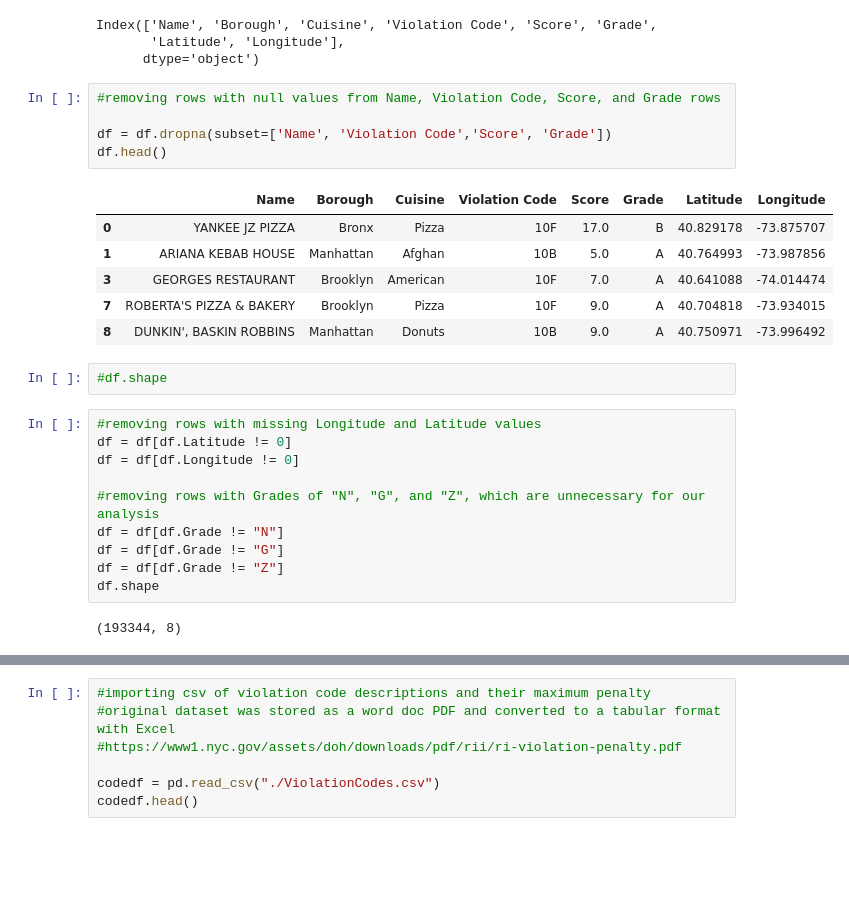
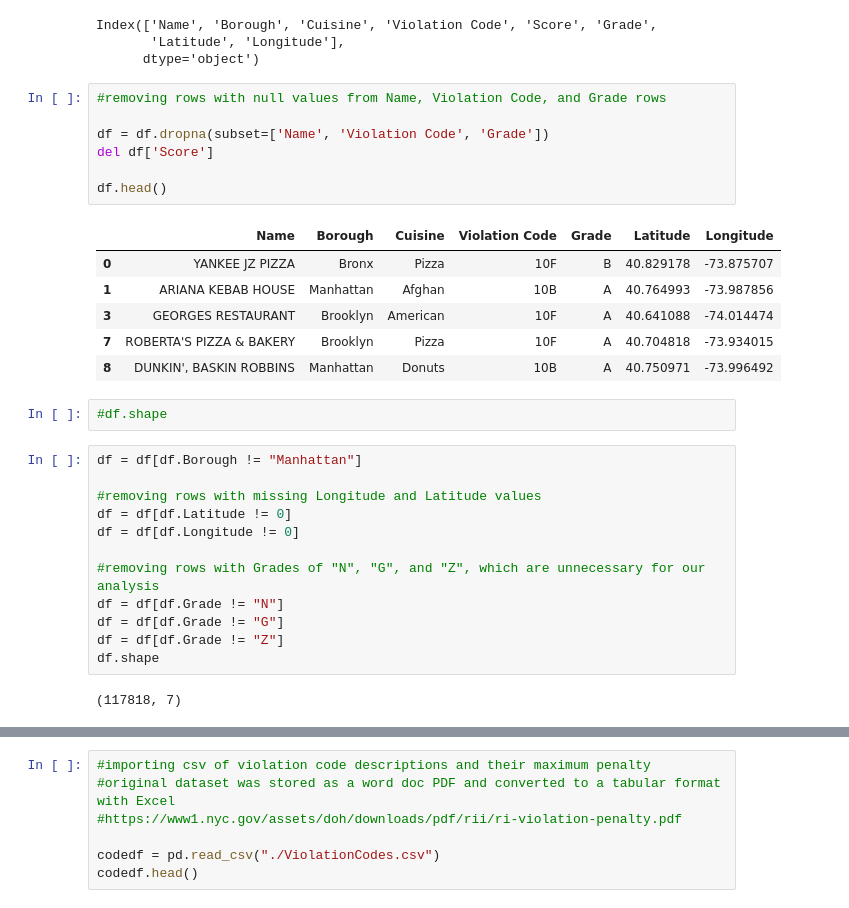
Before and after one commit to jennysueee/DOH_Project, a Jupyter notebook: ETL/Restaurant Data.ipynb, the cells around one changed output, grey strips where cells are left out. Saved outputs shown, nothing was run; the diff lists cells and outputs as text; blank space fills up the shorter version.

```diff
--- a/ETL/Restaurant Data.ipynb
+++ b/ETL/Restaurant Data.ipynb
@@ -61,20 +61,24 @@ Index(['Name', 'Borough', 'Cuisine', 'Violation Code', 'Score', 'Grade',
        'Latitude', 'Longitude'],
       dtype='object')
 # %%
-#removing rows with null values from Name, Violation Code, Score, and Grade rows
+#removing rows with null values from Name, Violation Code, and Grade rows
 
-df = df.dropna(subset=['Name', 'Violation Code','Score', 'Grade'])
+df = df.dropna(subset=['Name', 'Violation Code', 'Grade'])
+del df['Score']
+
 df.head()
 # %% [output]
-|  | Name | Borough | Cuisine | Violation Code | Score | Grade | Latitude | Longitude |
-| 0 | YANKEE JZ PIZZA | Bronx | Pizza | 10F | 17.0 | B | 40.829178 | -73.875707 |
-| 1 | ARIANA KEBAB HOUSE | Manhattan | Afghan | 10B | 5.0 | A | 40.764993 | -73.987856 |
-| 3 | GEORGES RESTAURANT | Brooklyn | American | 10F | 7.0 | A | 40.641088 | -74.014474 |
-| 7 | ROBERTA'S PIZZA & BAKERY | Brooklyn | Pizza | 10F | 9.0 | A | 40.704818 | -73.934015 |
-| 8 | DUNKIN', BASKIN ROBBINS | Manhattan | Donuts | 10B | 9.0 | A | 40.750971 | -73.996492 |
+|  | Name | Borough | Cuisine | Violation Code | Grade | Latitude | Longitude |
+| 0 | YANKEE JZ PIZZA | Bronx | Pizza | 10F | B | 40.829178 | -73.875707 |
+| 1 | ARIANA KEBAB HOUSE | Manhattan | Afghan | 10B | A | 40.764993 | -73.987856 |
+| 3 | GEORGES RESTAURANT | Brooklyn | American | 10F | A | 40.641088 | -74.014474 |
+| 7 | ROBERTA'S PIZZA & BAKERY | Brooklyn | Pizza | 10F | A | 40.704818 | -73.934015 |
+| 8 | DUNKIN', BASKIN ROBBINS | Manhattan | Donuts | 10B | A | 40.750971 | -73.996492 |
 # %%
 #df.shape
 # %%
+df = df[df.Borough != "Manhattan"]
+
 #removing rows with missing Longitude and Latitude values
 df = df[df.Latitude != 0]
 df = df[df.Longitude != 0]
@@ -85,7 +89,7 @@ df = df[df.Grade != "G"]
 df = df[df.Grade != "Z"]
 df.shape
 # %% [output]
-(193344, 8)
+(117818, 7)
 # %%
 df.head()
 # %% [output]
```
Also changed, not shown: parts of 10 cells of this notebook.
